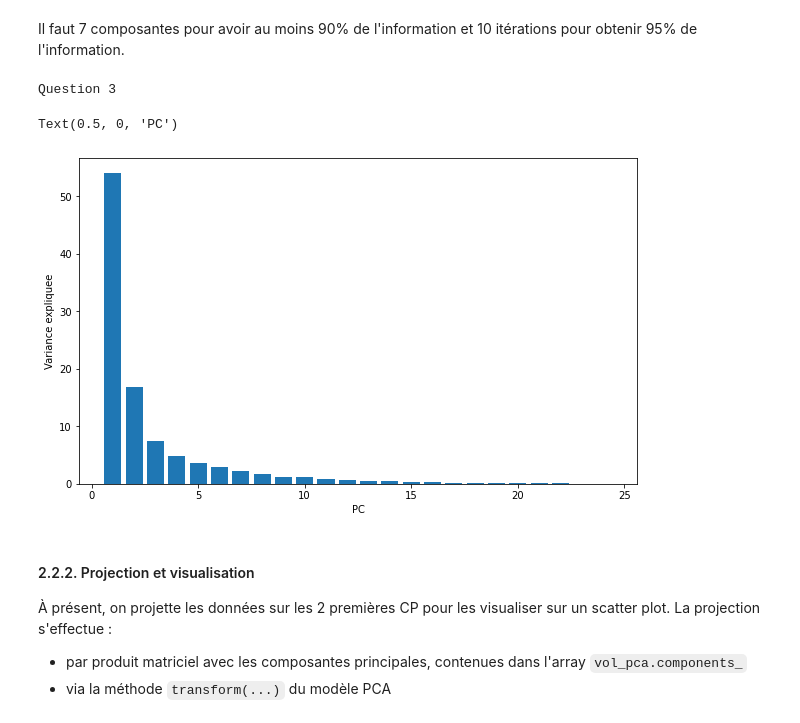
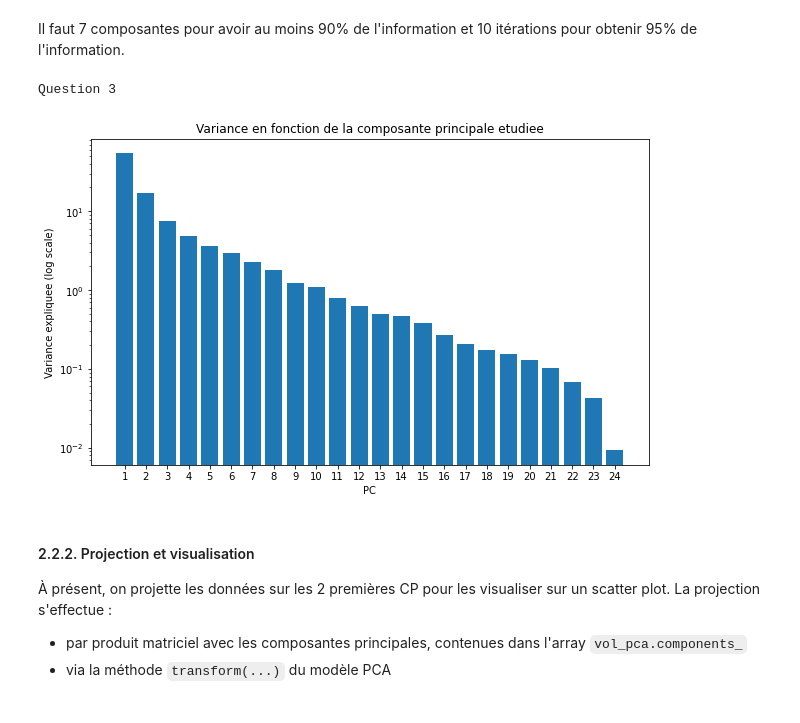
Before and after one commit to KrValentin/stats_descriptives, a Jupyter notebook: TD2/TD2.ipynb, the cells around one changed output. Drawn from its saved outputs; the diff is of its cells as text; code cells hidden in the pictures.

```diff
--- a/TD2/TD2.ipynb
+++ b/TD2/TD2.ipynb
@@ -530,17 +532,18 @@ Il faut 7 composantes pour avoir au moins 90% de l'information et 10 itérations
 # %%
 print('Question 3')
 pca_index = np.array([i+1for i in range(24)])
 ratio = PCA(n_components=24).fit(X_vol_norm).explained_variance_ratio_*100
 
 
 plt.figure(figsize=(10,6)) # la méthode figure permet de créer une nouvelle figure et de configurer ses paramètres
-plt.bar(pca_index, ratio)
-plt.ylabel('Variance expliquee')
+plt.bar(pca_index, ratio, tick_label =  pca_index)
+plt.ylabel('Variance expliquee (log scale)')
 plt.xlabel('PC')
+plt.title('Variance en fonction de la composante principale etudiee')
+plt.yscale("log")
 # %% [output]
 Question 3
-Text(0.5, 0, 'PC')
-[figure, old version]
+[figure, new version]
 # %% [markdown]
 #### 2.2.2. Projection et visualisation
 
```
Also changed, not shown: parts of 16 cells of this notebook.
